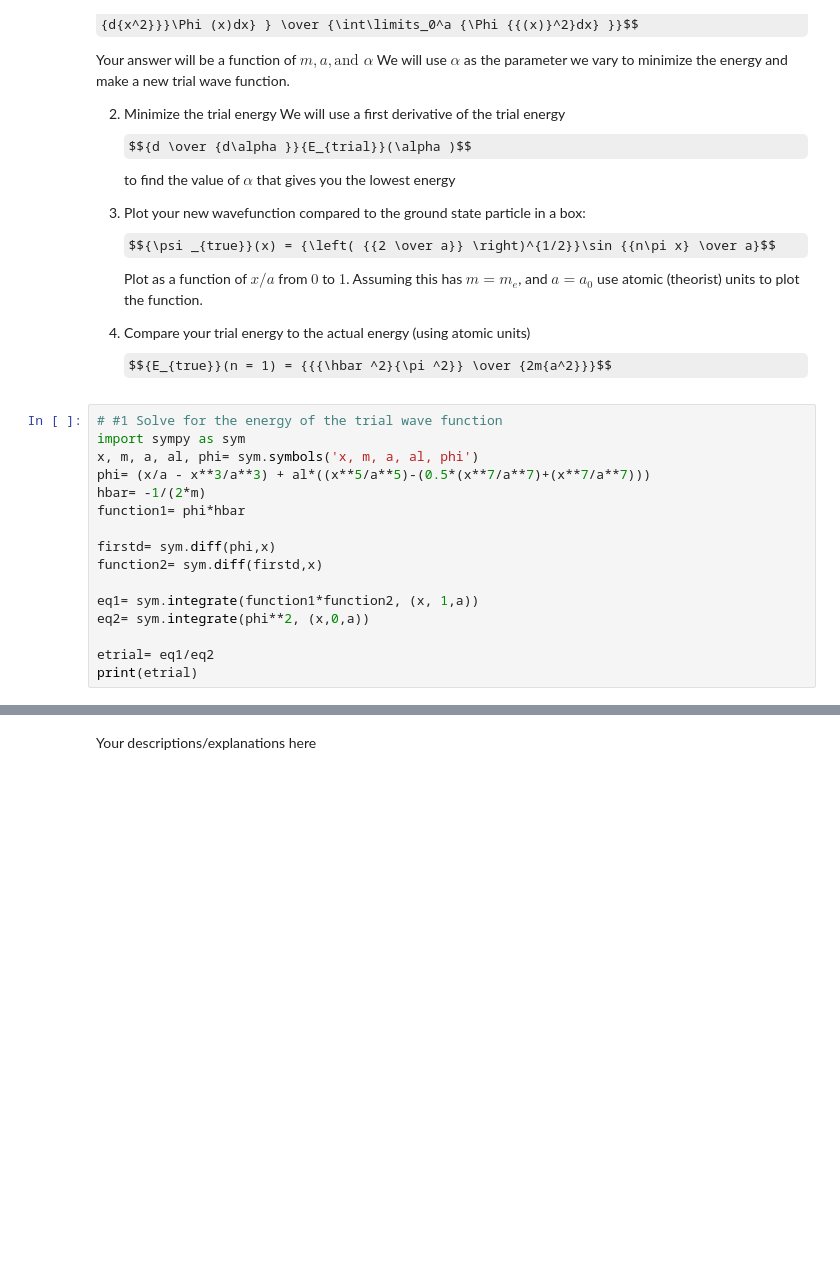
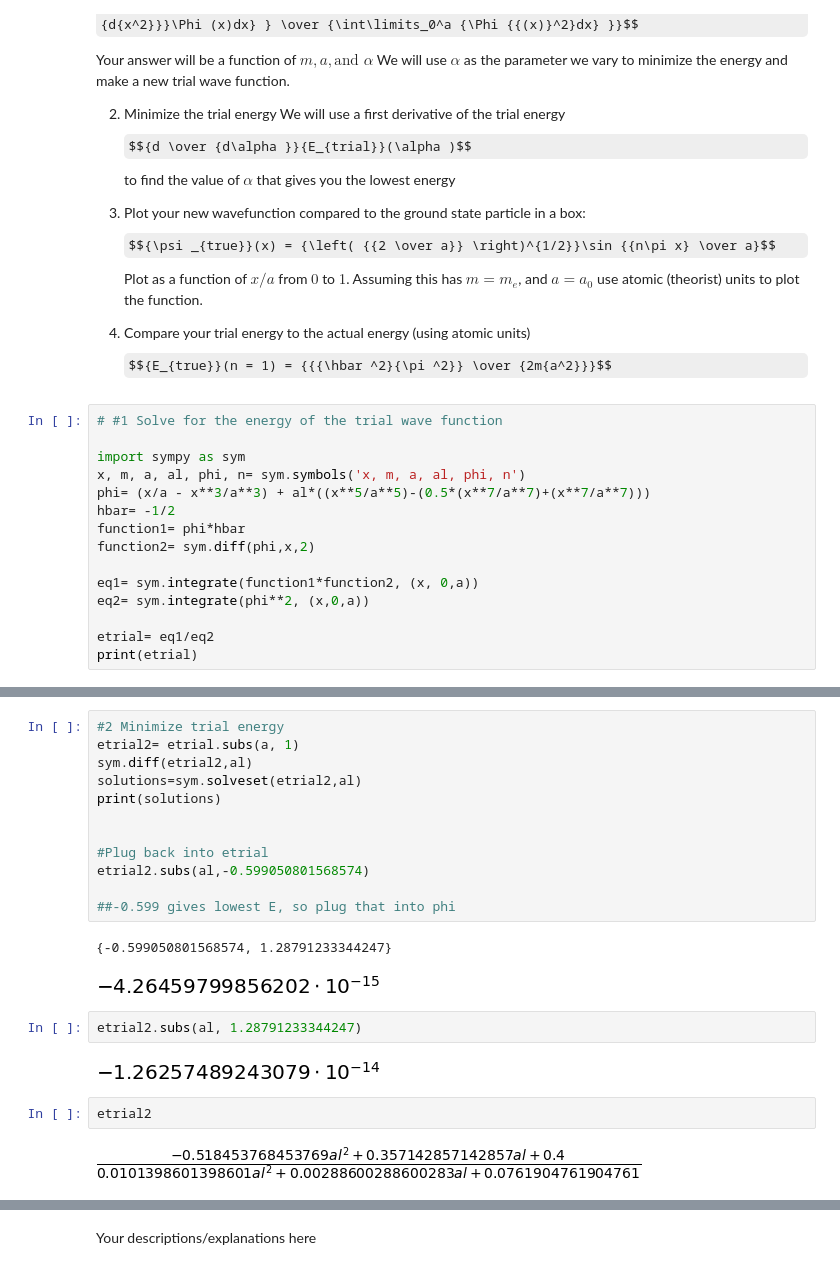
Before and after one commit to sju-chem264-2019/10-3-19-lecture-xren307, a Jupyter notebook: variational-principle.ipynb, the cells around one changed output, grey strips where cells are left out. Drawn from its saved outputs; the diff is of its cells as text; some formulas as TeX source; blank space fills up the shorter version.

```diff
--- a/variational-principle.ipynb
+++ b/variational-principle.ipynb
@@ -72,16 +72,15 @@ We will use a first derivative of the trial energy $${d \over {d\alpha }}{E_{tri
 $${E_{true}}(n = 1) = {{{\hbar ^2}{\pi ^2}} \over {2m{a^2}}}$$
 # %%
 # #1 Solve for the energy of the trial wave function
+
 import sympy as sym
-x, m, a, al, phi= sym.symbols('x, m, a, al, phi')
+x, m, a, al, phi, n= sym.symbols('x, m, a, al, phi, n')
 phi= (x/a - x**3/a**3) + al*((x**5/a**5)-(0.5*(x**7/a**7)+(x**7/a**7)))
-hbar= -1/(2*m)
+hbar= -1/2
 function1= phi*hbar
+function2= sym.diff(phi,x,2)
 
-firstd= sym.diff(phi,x)
-function2= sym.diff(firstd,x)
-
-eq1= sym.integrate(function1*function2, (x, 1,a))
+eq1= sym.integrate(function1*function2, (x, 0,a))
 eq2= sym.integrate(phi**2, (x,0,a))
 
 etrial= eq1/eq2
@@ -93,0 +90,23 @@ print(etrial)
+# %%
+#2 Minimize trial energy
+etrial2= etrial.subs(a, 1)
+sym.diff(etrial2,al)
+solutions=sym.solveset(etrial2,al)
+print(solutions)
+
+
+#Plug back into etrial
+etrial2.subs(al,-0.599050801568574)
+
+##-0.599 gives lowest E, so plug that into phi
+# %% [output]
+{-0.599050801568574, 1.28791233344247}
+[figure, added]
+# %%
+etrial2.subs(al, 1.28791233344247)
+# %% [output]
+[figure, added]
+# %%
+etrial2
+# %% [output]
+[figure, added]
```
Also changed, not shown: parts of 14 cells of this notebook.
